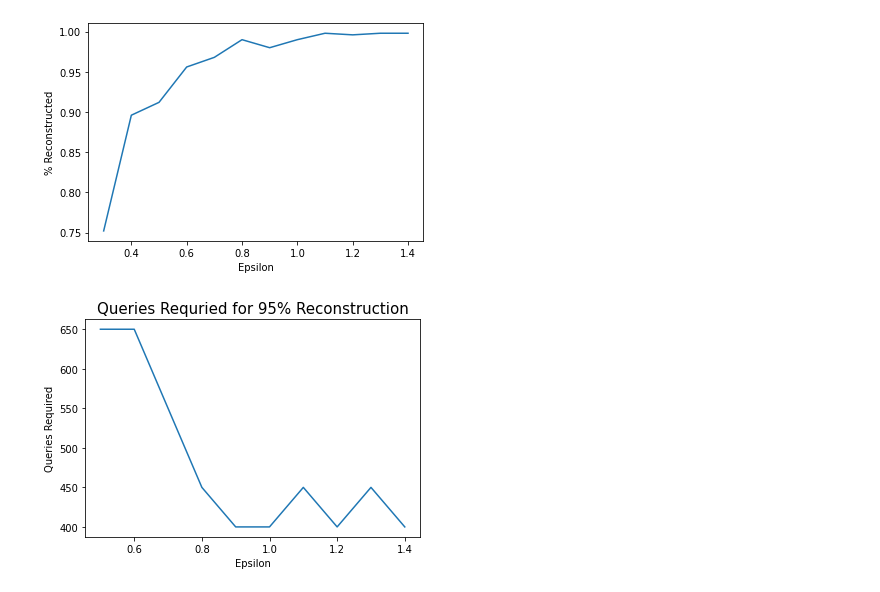
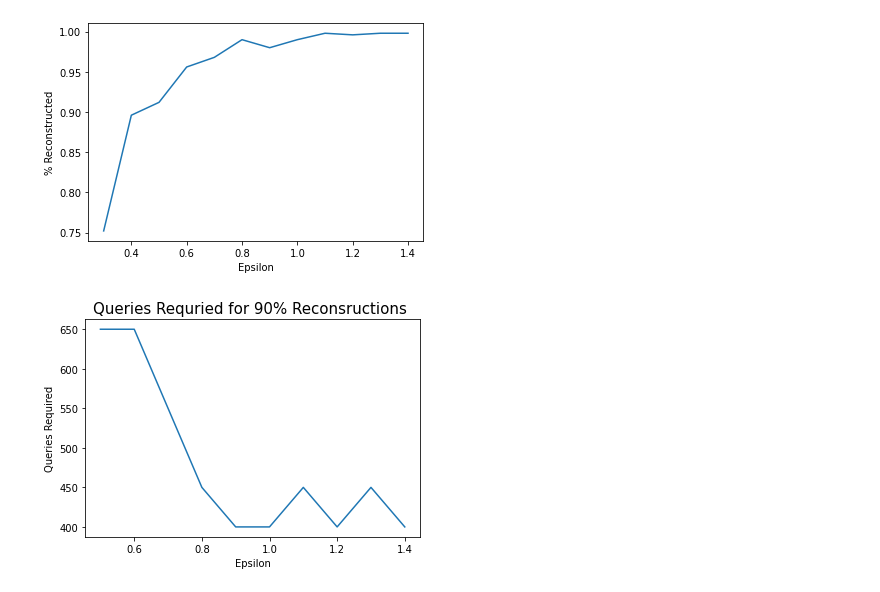
Before and after one commit to mgul999/cs226finalproject, a Jupyter notebook: experiments.ipynb, the cells around one changed output. Drawn from its saved outputs; the diff is of its cells as text; code cells hidden in the pictures.

```diff
--- a/experiments.ipynb
+++ b/experiments.ipynb
@@ -196,6 +199,6 @@ recon_accuracy_tradeoff(dinur_nissim_laplace[dinur_nissim_laplace.num_queries ==
 [figure]
 [figure]
 # %%
-epsilon_thresshold(dinur_nissim_laplace, threshold=.9, title="Queries Requried for 95% Reconstruction")
+epsilon_thresshold(dinur_nissim_laplace, threshold=.9, title="Queries Requried for 90% Reconsructions ")
 # %% [output]
-[figure, old version]
+[figure, new version]
```
Also changed, not shown: parts of 29 cells of this notebook, 8 other files.
